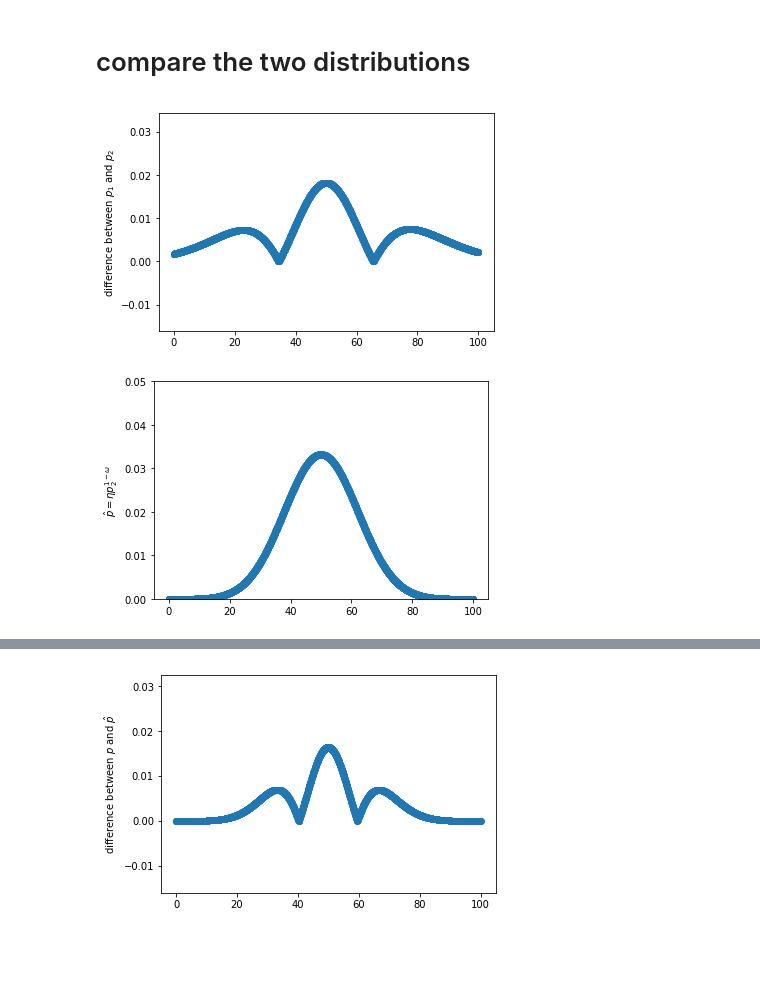
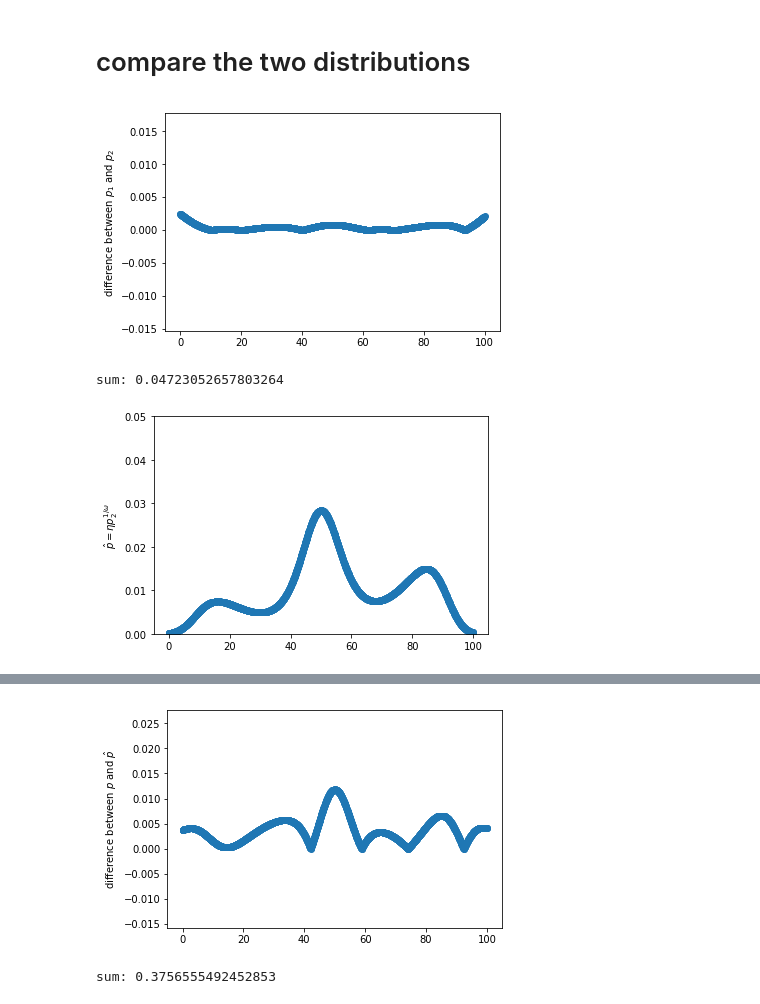
Before and after one commit to tidota/misc-code, a Jupyter notebook: snippets/python/fracexp/direct_reduction.ipynb, the cells around one changed output, grey strips where cells are left out. Cells and saved outputs as stored; diff of their text form; code cells hidden in the pictures; blank space fills up the shorter version.

```diff
--- a/snippets/python/fracexp/direct_reduction.ipynb
+++ b/snippets/python/fracexp/direct_reduction.ipynb
@@ -61,0 +70,2 @@ sum: 1.0000000000000016
+# %%
+p = estPDF(samples)
@@ -89,7 +100,7 @@ sum: 0.9999999999999981
 1. estimate the distribution based on the resampled ones
 # %%
 weights = [0] * n_samples
-sigma = sigma_opt(samples)
+sigma = sigma_opt(samples) if f_optimize_sigma else sigma_def
 for i in range(n_samples):
     for j in range(n_samples):
         weights[i] += k(samples[i], samples[j], sigma)
@@ -118,19 +128,0 @@ sum of weights: 2.775057186238672
-# %%
-x = rng[0]
-N = int((rng[1]-rng[0])/dlt+1)
-x_axis = []
-p2 = [0] * N
-sigma = sigma_opt(next_samples)
-for i in range(N):
-    x = rng[0] + i * dlt
-    x_axis += [x]
-    for s in next_samples:
-        p2[i] += k(x, s, sigma)
-sum_p2 = sum(p2) * dlt
-for i in range(len(p2)):
-    p2[i] /= sum_p2
-plt.scatter(x_axis, p2)
-plt.ylabel('p2')
-plt.ylim(0, 0.05)
-plt.show()
-print('sum: ' + str(sum(p2)*dlt))
@@ -139,0 +129,3 @@ sum: 0.9999999999999956
+# %%
+p2 = estPDF(next_samples)
+showPDF(p2, 'p2', 0.05)
@@ -143,24 +150,19 @@ sum: 0.9999999999999956
 diff = [0] * len(p)
 for i in range(len(diff)):
     diff[i] = abs(p1[i] - p2[i])
-plt.scatter(x_axis, diff)
-plt.ylabel('difference between $p_1$ and $p_2$')
-#plt.ylim(0, 0.01)
-plt.show()
+showPDF(diff, 'difference between $p_1$ and $p_2$')
+#showPDF(diff, 'difference between $p_1$ and $p_2$', 0.01)
 # %% [output]
-[figure, old version]
+[figure, new version]
+sum: 0.04723052657803264
 # %%
 p_hat = [0] * len(p)
 p_hat_sum = 0
 for i in range(len(p_hat)):
-    p_hat[i] = math.pow(p2[i], 1 - omega)
+    p_hat[i] = math.pow(p2[i], 1 / omega)
     p_hat_sum += p_hat[i]*dlt
 for i in range(len(p_hat)):
     p_hat[i] /= p_hat_sum
-plt.scatter(x_axis, p_hat)
-plt.ylabel('$\hat{p}=\eta p_2^{1-\omega}$')
-plt.ylim(0, 0.05)
-plt.show()
-print('sum: ' + str(sum(p_hat)*dlt))
+showPDF(p_hat, '$\hat{p}=\eta p_2^{1/\omega}$', 0.05)
 # %% [output]
-[figure, old version]
+[figure, new version]
@@ -169,9 +171,7 @@ sum: 0.9999999999999973
 diff = [0] * len(p_hat)
 for i in range(len(diff)):
     diff[i] = abs(p[i] - p_hat[i])
-plt.scatter(x_axis, diff)
-plt.ylabel('difference between $p$ and $\hat{p}$')
-#plt.ylim(0, 0.01)
-plt.show()
+showPDF(diff, 'difference between $p$ and $\hat{p}$')
 # %% [output]
-[figure, old version]
+[figure, new version]
+sum: 0.3756555492452853
```
Also changed, not shown: parts of 12 cells of this notebook.
